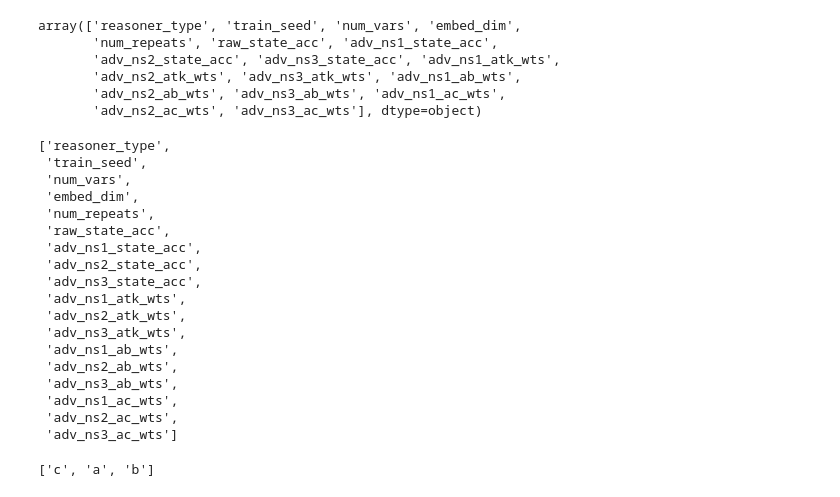
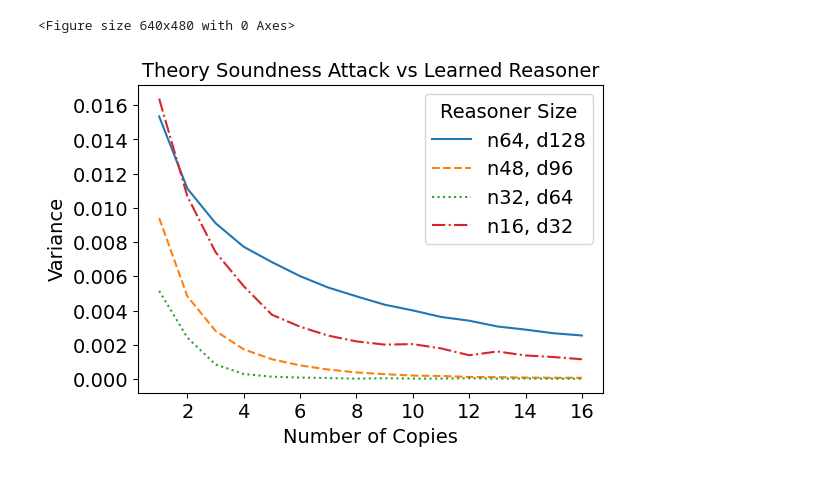
Before and after one commit to AntonXue/tf_logic, a Jupyter notebook: notebooks/experiments/exp2_theory_attacks.ipynb, the cells around one changed output. Cells and saved outputs as stored; diff of their text form; code cells hidden in the pictures.

```diff
--- a/notebooks/experiments/exp2_theory_attacks.ipynb
+++ b/notebooks/experiments/exp2_theory_attacks.ipynb
@@ -170,30 +191,0 @@ plt.savefig("images/exp2_knowledge_amnesia_attn.png", bbox_inches="tight", trans
-# %%
-suppress_rule_df.columns.values
-# %% [output]
-array(['reasoner_type', 'train_seed', 'num_vars', 'embed_dim',
-       'num_repeats', 'raw_state_acc', 'adv_ns1_state_acc',
-       'adv_ns2_state_acc', 'adv_ns3_state_acc', 'adv_ns1_atk_wts',
-       'adv_ns2_atk_wts', 'adv_ns3_atk_wts', 'adv_ns1_ab_wts',
-       'adv_ns2_ab_wts', 'adv_ns3_ab_wts', 'adv_ns1_ac_wts',
-       'adv_ns2_ac_wts', 'adv_ns3_ac_wts'], dtype=object)
-# %%
-list(suppress_rule_df.columns.values)
-# %% [output]
-['reasoner_type',
- 'train_seed',
- 'num_vars',
- 'embed_dim',
- 'num_repeats',
- 'raw_state_acc',
- 'adv_ns1_state_acc',
- 'adv_ns2_state_acc',
- 'adv_ns3_state_acc',
- 'adv_ns1_atk_wts',
- 'adv_ns2_atk_wts',
- 'adv_ns3_atk_wts',
- 'adv_ns1_ab_wts',
- 'adv_ns2_ab_wts',
- 'adv_ns3_ab_wts',
- 'adv_ns1_ac_wts',
- 'adv_ns2_ac_wts',
- 'adv_ns3_ac_wts']
@@ -200,6 +194,45 @@ list(suppress_rule_df.columns.values)
 # %%
-ddd = {"c": 3, "a": 1, "b": 2}
+plt.clf()
+fig = plt.figure(figsize=(6,4))
+
+x_64, y_64 = get_col_as_np(coerce_state_variance_df, "variance",
+    [("num_vars", 64), ("embed_dim", 128), ("reasoner_type", "learned")],
+    sort_by = "num_copies",
+)
+
+x_48, y_48 = get_col_as_np(coerce_state_variance_df, "variance",
+    [("num_vars", 48), ("embed_dim", 96), ("reasoner_type", "learned")],
+    sort_by = "num_copies",
+)
+
+x_32, y_32 = get_col_as_np(coerce_state_variance_df, "variance",
+    [("num_vars", 32), ("embed_dim", 64), ("reasoner_type", "learned")],
+    sort_by = "num_copies",
+)
+
+x_16, y_16 = get_col_as_np(coerce_state_variance_df, "variance",
+    [("num_vars", 16), ("embed_dim", 32), ("reasoner_type", "learned")],
+    sort_by = "num_copies",
+)
+
+
+x_64, y_64 = x_64[:16], y_64[:16]
+x_48, y_48 = x_48[:16], y_48[:16]
+x_32, y_32 = x_32[:16], y_32[:16]
+x_16, y_16 = x_16[:16], y_16[:16]
+
+plt.plot(x_64, y_64, linestyle="solid", label="n64, d128")
+plt.plot(x_48, y_48, linestyle="dashed", label="n48, d96")
+plt.plot(x_32, y_32, linestyle="dotted", label="n32, d64")
+plt.plot(x_16, y_16, linestyle="dashdot", label="n16, d32")
+plt.legend(loc="upper right", title="Reasoner Size", fontsize=legend_fs, title_fontsize=legend_fs)
+plt.ylabel("Variance", fontsize=axis_fs)
+plt.xlabel("Number of Copies", fontsize=axis_fs)
+plt.yticks(fontsize=tick_fs)
+plt.xticks(fontsize=tick_fs)
+# plt.yscale("log")
+plt.title("Theory Soundness Attack vs Learned Reasoner", fontsize=title_fs)
+plt.savefig("images/exp2_coerce_state_var.png", bbox_inches="tight", transparent=True)
+# %% [output]
+<Figure size 640x480 with 0 Axes>
+[figure, added]
-# %%
-list(ddd.keys())
-# %% [output]
-['c', 'a', 'b']
```
Also changed, not shown: parts of 6 cells of this notebook, 9 other files.
